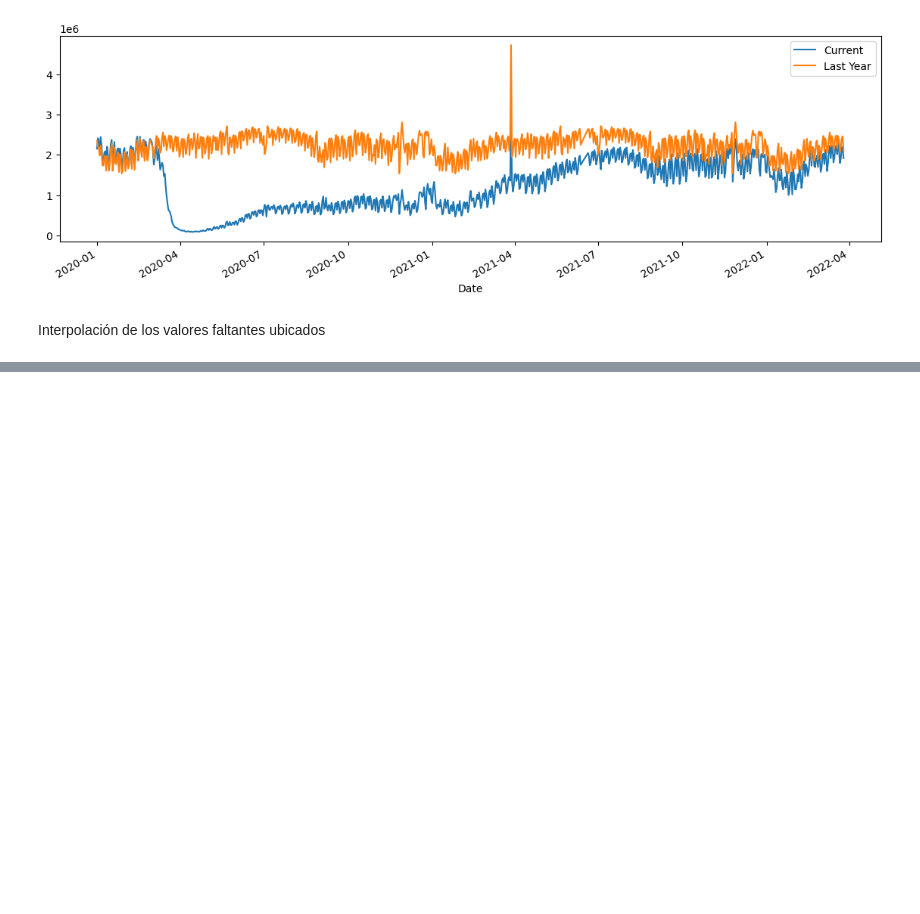
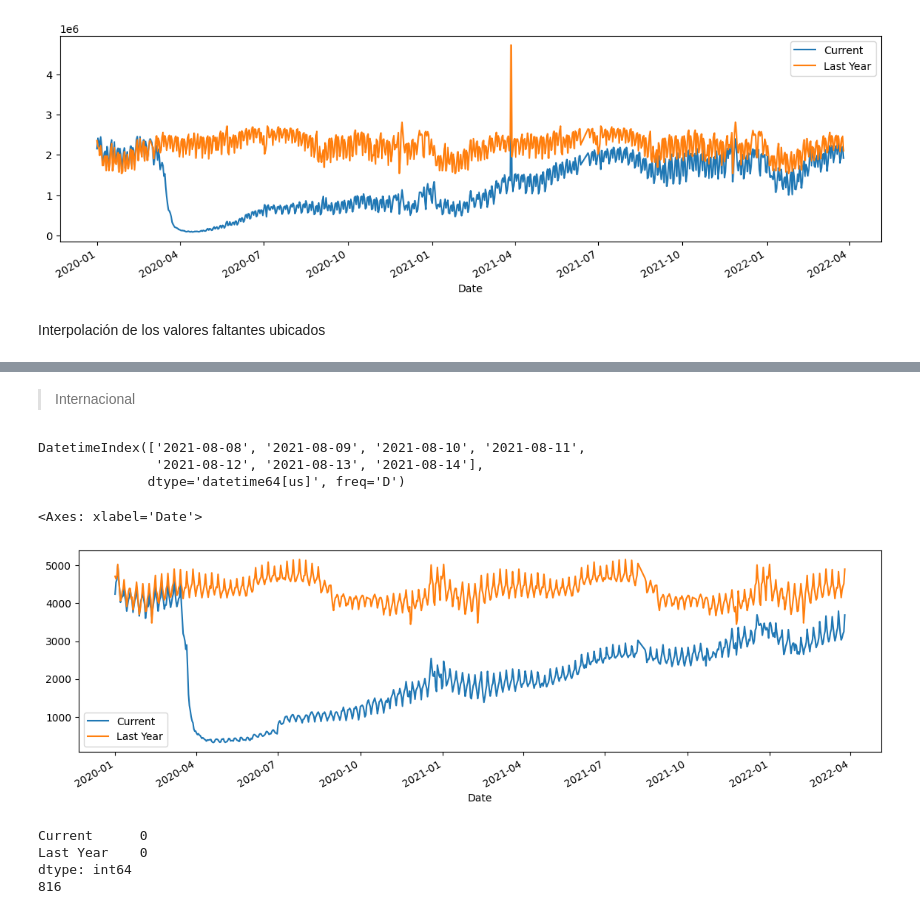
Before and after one commit to JairRamosG/Series_de_Tiempo, a Jupyter notebook: 05_Analisis/Aviacion/aviacion.ipynb, the cells around one changed output, grey strips where cells are left out. Cells and saved outputs as stored; diff of their text form; code cells hidden in the pictures; blank space fills up the shorter version.

Commit message:
Sin marcas de tiempo faltantes

```diff
--- a/05_Analisis/Aviacion/aviacion.ipynb
+++ b/05_Analisis/Aviacion/aviacion.ipynb
@@ -292,0 +265,29 @@ df_intern
+# %% [markdown]
+> Internacional
+# %%
+serie_inter = series['U.S. International Commercial Flights (Departures)']
+rango_inter = pd.date_range(start = serie_inter.index.min(), end = serie_inter.index.max(), freq = 'D')
+print(rango_inter.difference(serie_inter.index))
+
+serie_inter.plot(figsize = (14, 4))
+
+# Como no hay valores extremos se puede interpolar esos valroes faltantes
+# %% [output]
+DatetimeIndex(['2021-08-08', '2021-08-09', '2021-08-10', '2021-08-11',
+               '2021-08-12', '2021-08-13', '2021-08-14'],
+              dtype='datetime64[us]', freq='D')
+<Axes: xlabel='Date'>
+[figure, added]
+# %%
+serie_inter = serie_inter.reindex(rango_inter)
+
+serie_inter['Current'] = serie_inter['Current'].interpolate(method='nearest')
+serie_inter['Last Year'] = serie_inter['Last Year'].interpolate(method = 'nearest')
+
+print(serie_inter.isna().sum())
+print(len(serie_inter))
+# %% [output]
+Current      0
+Last Year    0
+dtype: int64
+816
```
Also changed, not shown: parts of 8 cells of this notebook.
